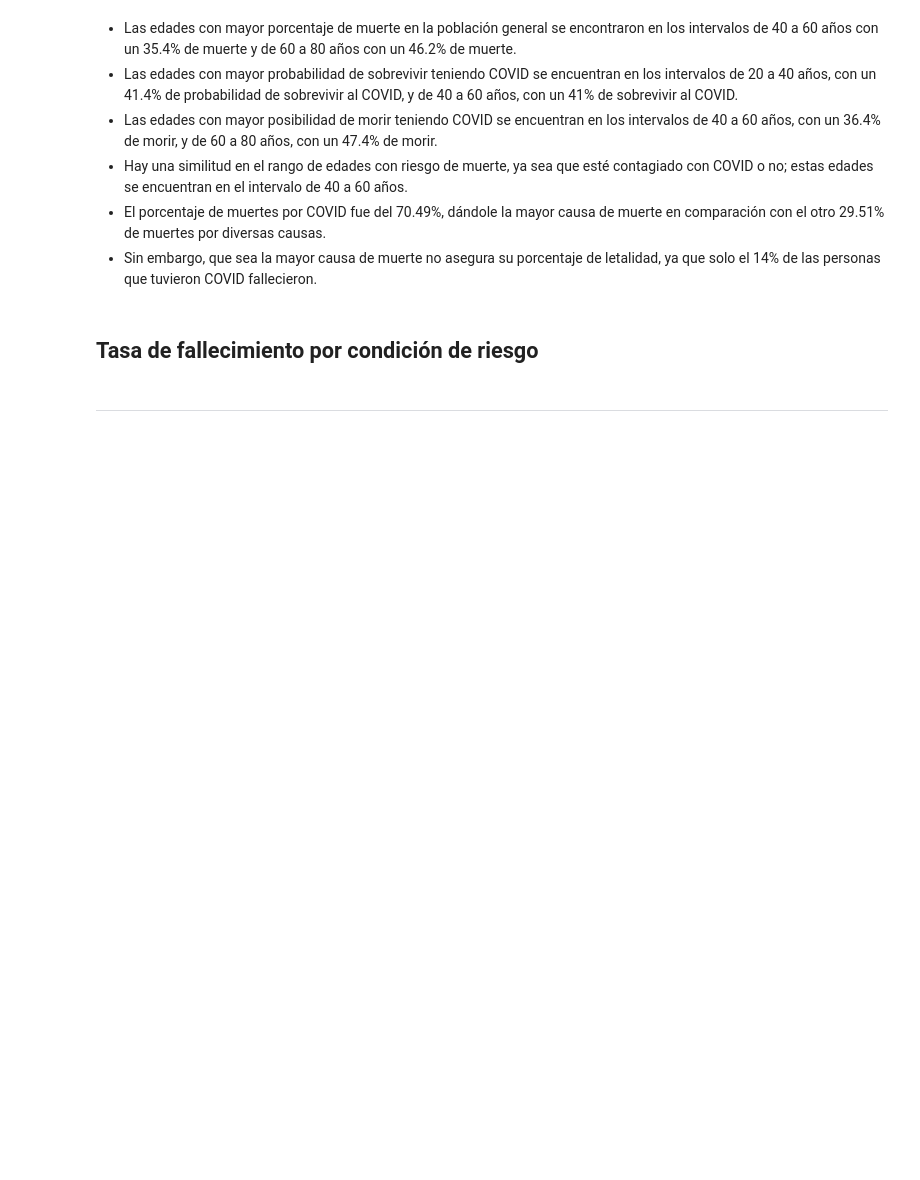
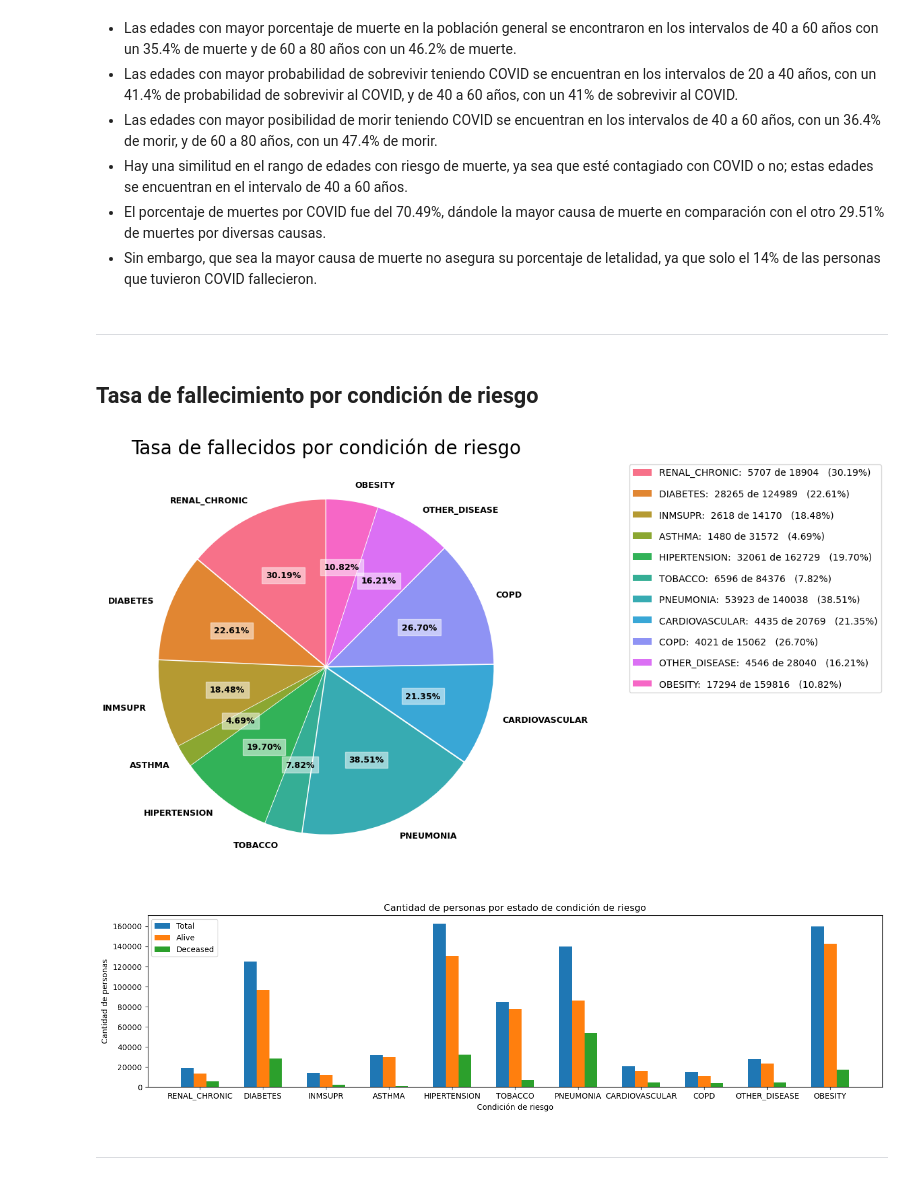
Before and after one commit to SamuelG0319/Final_Project_DS, a Jupyter notebook: cleanning-data.ipynb, the cells around one changed output. Drawn from its saved outputs; the diff is of its cells as text; code cells hidden in the pictures; blank space fills up the shorter version.

Commit message:
risk factor graphs

```diff
--- a/cleanning-data.ipynb
+++ b/cleanning-data.ipynb
@@ -609,8 +609,69 @@ Porcentaje de personas vivas: 92.66
 - Hay una similitud en el rango de edades con riesgo de muerte, ya sea que esté contagiado con COVID o no; estas edades se encuentran en el intervalo de 40 a 60 años.
 - El porcentaje de muertes por COVID fue del 70.49%, dándole la mayor causa de muerte en comparación con el otro 29.51% de muertes por diversas causas.
 - Sin embargo, que sea la mayor causa de muerte no asegura su porcentaje de letalidad, ya que solo el 14% de las personas que tuvieron COVID fallecieron.
-# %% [markdown]
-## Tasa de fallecimiento por condición de riesgo
+# %% [markdown]
+---
+# %% [markdown]
+
+
+## Tasa de fallecimiento por condición de riesgo
+# %%
+#Identify the columns we don't need
+excluded_cols = ['USMER', 'MEDICAL_UNIT', 'SEX', 'PATIENT_TYPE', 'DATE_DIED', 'INTUBED', 'AGE', 'PREGNANT', 'CLASIFFICATION_FINAL', 'ICU', 'Covid_Not_Covid', 'DEAD']
+
+#Create a dictionary containing only the risk factors as keys
+deceased_by_risk = dict.fromkeys(set(df_null.columns.values.copy()) - set(excluded_cols))
+
+#Populate dictionary with the data
+for risk in deceased_by_risk.keys():
+    deceased_by_risk[risk] = dict()
+    deceased_by_risk[risk]["dead"] = df_null.groupby([risk, 'DEAD'])[risk].get_group((1.0,1)).count()
+    deceased_by_risk[risk]["total"] = deceased_by_risk[risk]["dead"] + df_null.groupby([risk, 'DEAD'])[risk].get_group((1.0,2)).count()
+
+plt.figure(figsize = (8,8))
+plt.title('Tasa de fallecidos por condición de riesgo', fontsize = 20)
+
+array_deceased = []
+deceased_pie_legend = []
+for risk in deceased_by_risk.items():
+    array_deceased.append(risk[1]["dead"] / risk[1]["total"]*100.0)
+    deceased_pie_legend.append(f'{risk[0]}:  {risk[1]["dead"]} de {risk[1]["total"]}   ({array_deceased[-1]:.2f}%)')
+
+
+
+def format_val_pie(pct, allvals):
+    absolute = np.round(pct/100.*np.sum(allvals), 2)
+    return f"{absolute:.2f}%"
+
+plt.pie(array_deceased, labels = deceased_by_risk, autopct=lambda pct: format_val_pie(pct, array_deceased), textprops = {'fontsize':9, 'weight': 'bold', 'backgroundcolor': '#FFFFFF80'}, startangle = 90, explode = [0.01] * len(deceased_by_risk), colors=sns.color_palette('husl', len(deceased_by_risk)))
+plt.legend(deceased_pie_legend, loc = 'upper right', bbox_to_anchor=(1.85, 1), labelspacing=1.25)
+
+plt.show()
+
+
+multibar_data = [[],[],[]]
+for risk in deceased_by_risk.items():
+    multibar_data[0].append(risk[1]["total"])
+    multibar_data[1].append(risk[1]["total"] - risk[1]["dead"])
+    multibar_data[2].append(risk[1]["dead"])
+
+X_axis = np.arange(len(deceased_by_risk.keys()))
+
+plt.figure(figsize=(17, 4))
+
+plt.bar(X_axis + 0.2, multibar_data[0], 0.2, label = 'Total')
+plt.bar(X_axis + 0.4, multibar_data[1], 0.2, label = 'Alive')
+plt.bar(X_axis + 0.6, multibar_data[2], 0.2, label = 'Deceased')
+
+plt.xticks(X_axis + 0.4, deceased_by_risk.keys())
+plt.xlabel("Condición de riesgo")
+plt.ylabel("Cantidad de personas")
+plt.title("Cantidad de personas por estado de condición de riesgo")
+plt.legend()
+plt.show()
+# %% [output]
+[figure, added]
+[figure, added]
 # %% [markdown]
 ---
 # %% [markdown]
```
Also changed, not shown: parts of 32 cells of this notebook.
